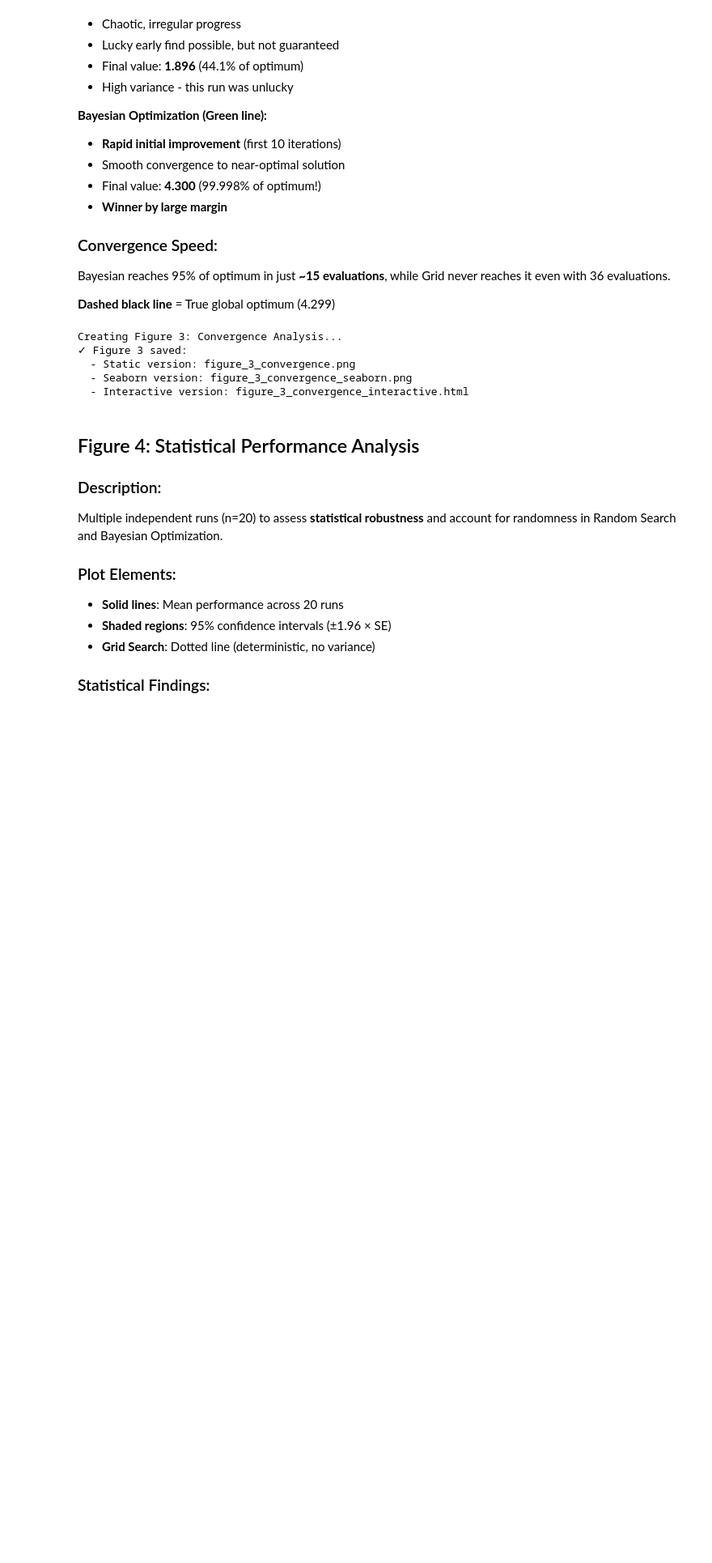
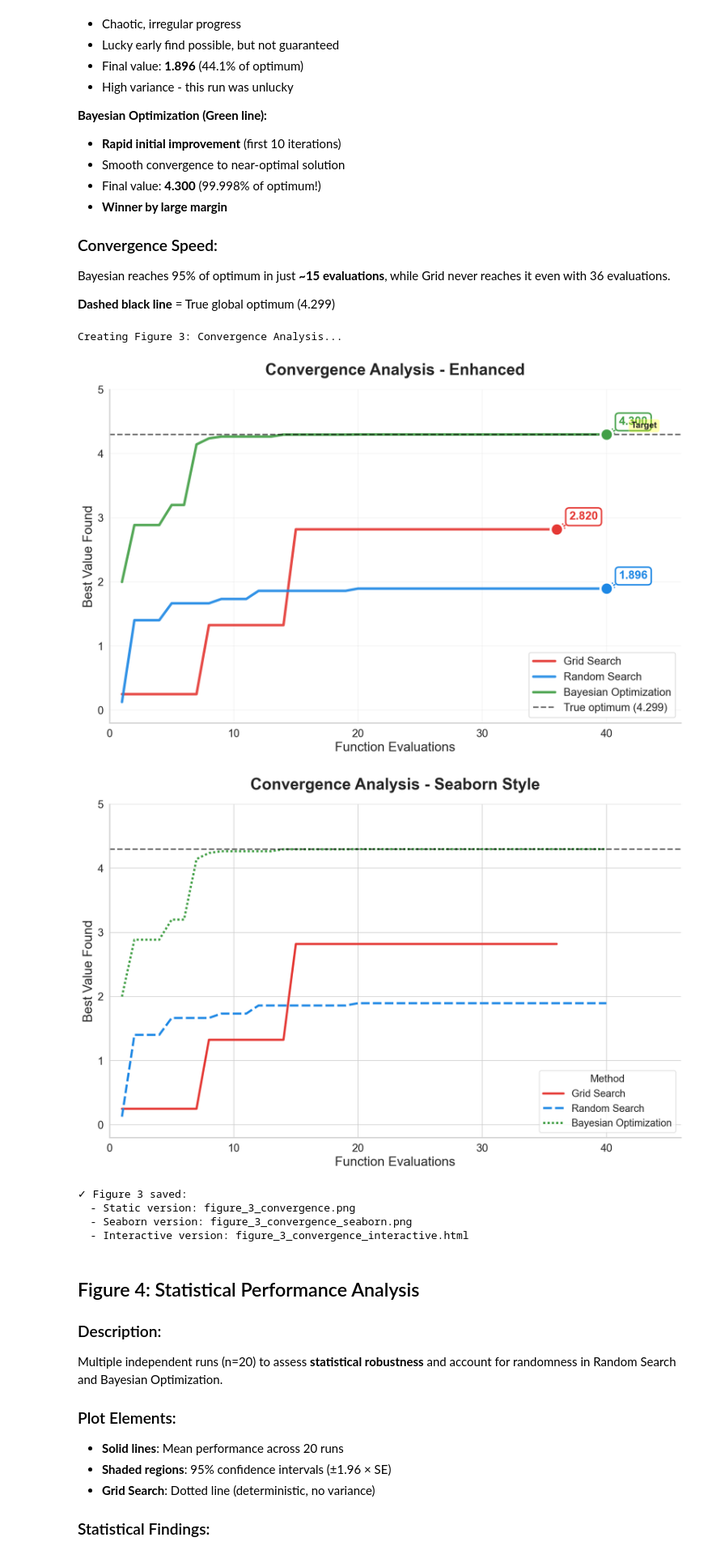
Before and after one commit to arer90/ANO_solubility_prediction, a Jupyter notebook: ANO_pytorch2025/0_search_comp_figures_sci.ipynb, the cells around one changed output. Shown at 81% size. Saved outputs shown, nothing was run; the diff lists cells and outputs as text; code cells hidden in the pictures; blank space fills up the shorter version.

```diff
--- a/ANO_pytorch2025/0_search_comp_figures_sci.ipynb
+++ b/ANO_pytorch2025/0_search_comp_figures_sci.ipynb
@@ -844,8 +863,7 @@ ax.grid(True, alpha=0.25)
 
 plt.title('Convergence Analysis - Enhanced', fontsize=22, fontweight='bold', pad=20)
 plt.tight_layout()
-plt.savefig(f'{output_dir}figure_3_convergence.png', dpi=300, bbox_inches='tight')
-plt.close()
+save_and_show(f'{output_dir}figure_3_convergence.png')
 
 # --- Part B: Seaborn version with statistical view ---
 fig, ax = plt.subplots(1, 1, figsize=(12, 8))
@@ -869,8 +887,7 @@ ax.set_xlabel('Function Evaluations', fontsize=18)
 ax.set_ylabel('Best Value Found', fontsize=18)
 ax.set_title('Convergence Analysis - Seaborn Style', fontsize=22, fontweight='bold', pad=20)
 plt.tight_layout()
-plt.savefig(f'{output_dir}figure_3_convergence_seaborn.png', dpi=300, bbox_inches='tight')
-plt.close()
+save_and_show(f'{output_dir}figure_3_convergence_seaborn.png')
 
 # --- Part C: Interactive Plotly version ---
 fig_interactive = go.Figure()
@@ -918,38 +935,40 @@ fig_interactive.add_shape(
 
 # Add annotation for true optimum
 fig_interactive.add_annotation(
     x=23, y=Config.TRUE_OPTIMUM_VALUE,
     text='True Optimum (4.299)',
     showarrow=False,
     yshift=10,
     bgcolor='yellow',
     opacity=0.7
 )
 
 # Update layout
 fig_interactive.update_layout(
     title='Interactive Convergence Analysis',
     xaxis_title='Function Evaluations',
     yaxis_title='Best Value Found',
     font=dict(size=14),
     hovermode='x unified',
     width=1000,
     height=600,
     legend=dict(x=0.7, y=0.2)
 )
 
-fig_interactive.write_html(f'{output_dir}figure_3_convergence_interactive.html')
+fig_interactive.write_html(os.path.join(output_dir, 'figure_3_convergence_interactive.html'))
 
 print("✓ Figure 3 saved:")
 print(f"  - Static version: figure_3_convergence.png")
 print(f"  - Seaborn version: figure_3_convergence_seaborn.png")
 print(f"  - Interactive version: figure_3_convergence_interactive.html")
 # %% [output]
 Creating Figure 3: Convergence Analysis...
-✓ Figure 3 saved:
-  - Static version: figure_3_convergence.png
-  - Seaborn version: figure_3_convergence_seaborn.png
-  - Interactive version: figure_3_convergence_interactive.html
+[figure, added]
+[figure, added]
+✓ Figure 3 saved:
+  - Static version: figure_3_convergence.png
+  - Seaborn version: figure_3_convergence_seaborn.png
+  - Interactive version: figure_3_convergence_interactive.html
 # %% [markdown]
 ## Figure 4: Statistical Performance Analysis
 
```
Also changed, not shown: parts of 6 cells of this notebook, 12 other files.
